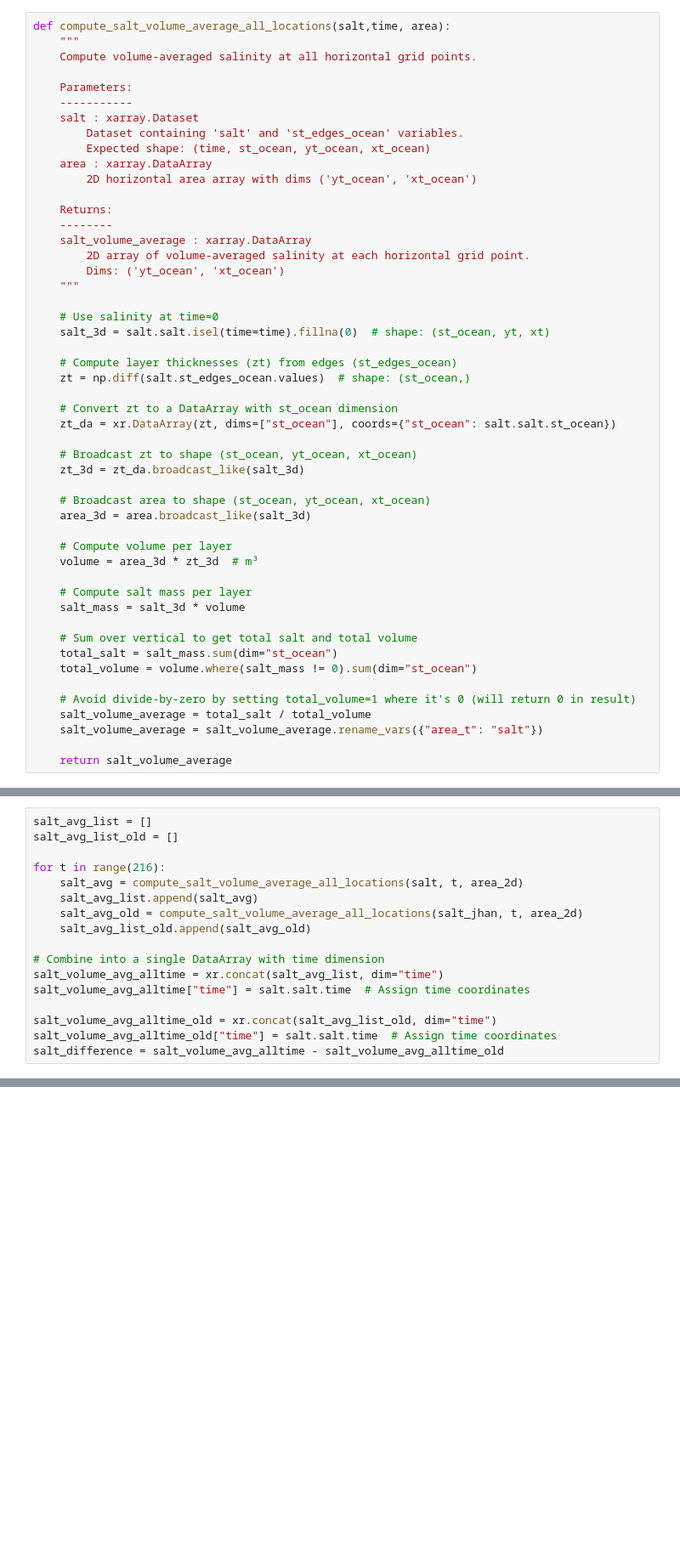
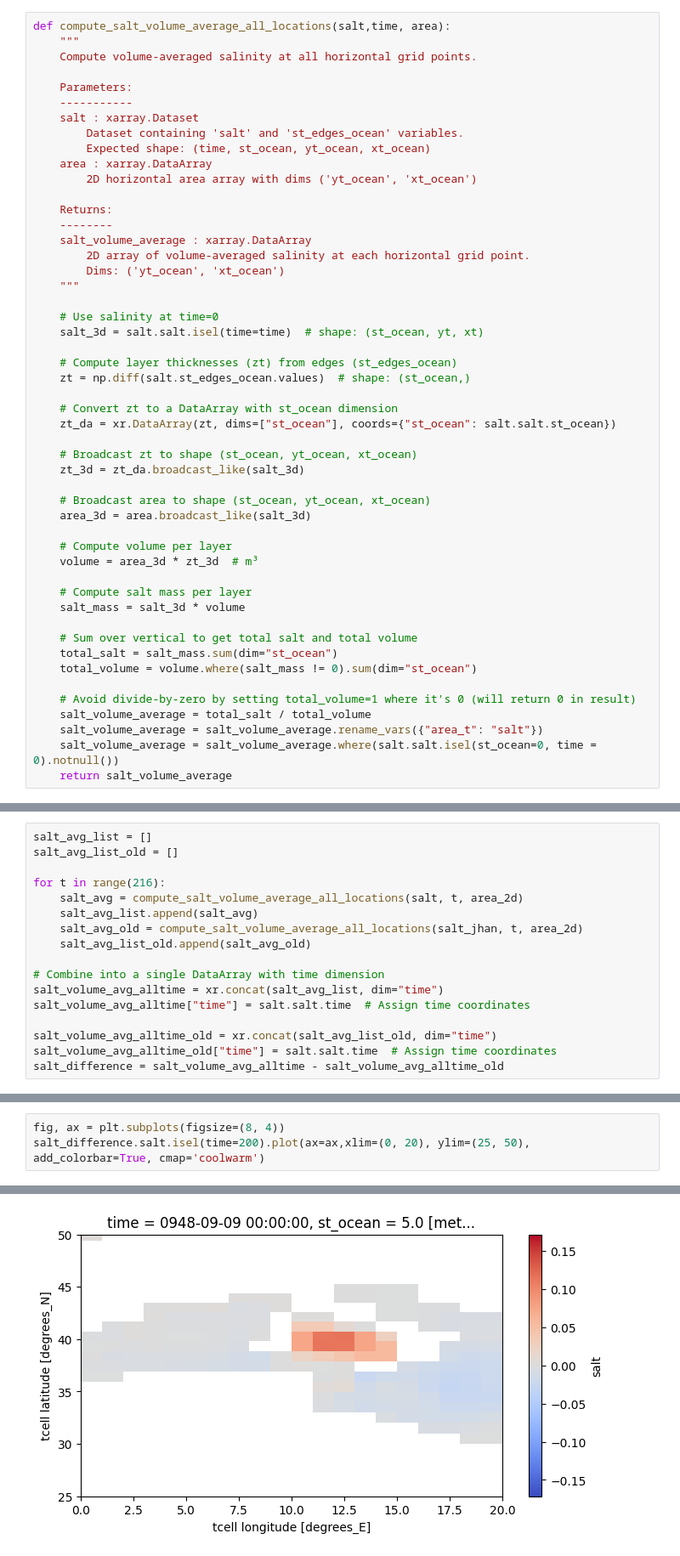
Before and after one commit to ezhilsabareesh8/Notebooks, a Jupyter notebook: Transport_through_straits_example.ipynb, the cells around one changed output, grey strips where cells are left out. Shown at 85% size. Drawn from its saved outputs; the diff is of its cells as text; blank space fills up the shorter version.

```diff
--- a/Transport_through_straits_example.ipynb
+++ b/Transport_through_straits_example.ipynb
@@ -39,7 +39,7 @@ def compute_salt_volume_average_all_locations(salt,time, area):
     """
 
     # Use salinity at time=0
-    salt_3d = salt.salt.isel(time=time).fillna(0)  # shape: (st_ocean, yt, xt)
+    salt_3d = salt.salt.isel(time=time)  # shape: (st_ocean, yt, xt)
 
     # Compute layer thicknesses (zt) from edges (st_edges_ocean)
     zt = np.diff(salt.st_edges_ocean.values)  # shape: (st_ocean,)
@@ -66,7 +66,7 @@ def compute_salt_volume_average_all_locations(salt,time, area):
     # Avoid divide-by-zero by setting total_volume=1 where it's 0 (will return 0 in result)
     salt_volume_average = total_salt / total_volume
     salt_volume_average = salt_volume_average.rename_vars({"area_t": "salt"})
-
+    salt_volume_average = salt_volume_average.where(salt.salt.isel(st_ocean=0, time = 0).notnull())
     return salt_volume_average
 # %%
 def pmask(mesh_mask, pltaxis, lonlat=False):
@@ -174,0 +195,4 @@ HTML(ani.to_jshtml())
+# %%
+fig, ax = plt.subplots(figsize=(8, 4))
+salt_difference.salt.isel(time=200).plot(ax=ax,xlim=(0, 20), ylim=(25, 50), add_colorbar=True, cmap='coolwarm')
+# %% [output]
@@ -174,0 +200 @@ HTML(ani.to_jshtml())
+[figure, added]
```
Also changed, not shown: parts of 15 cells of this notebook.
